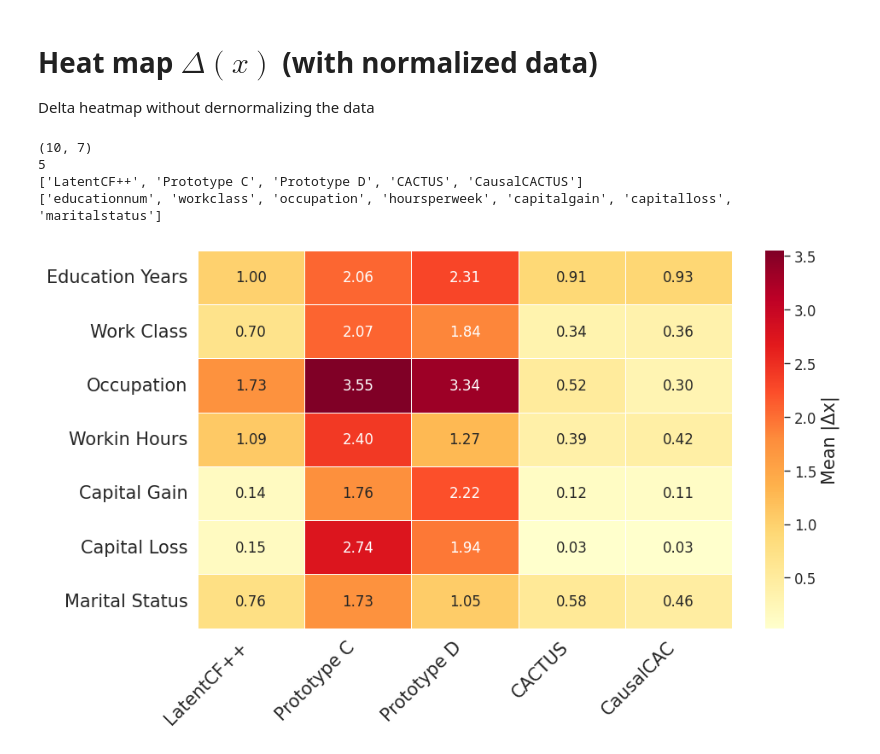
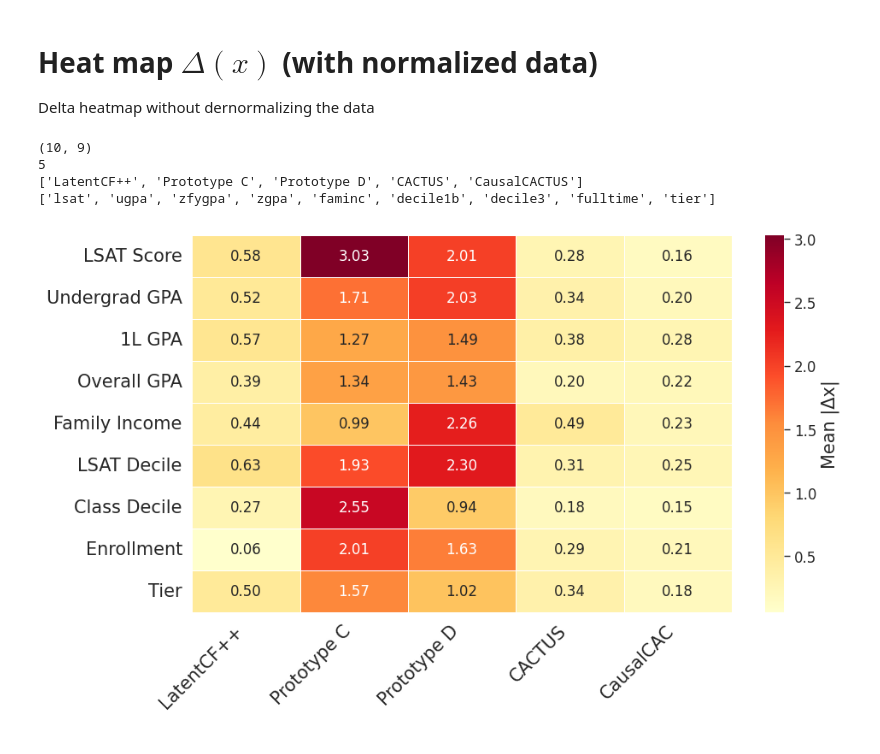
Before and after one commit to zhendong3wang/tabular-causal-counterfactuals, a Jupyter notebook: notebooks_causal_cactus/4.1.3-CF-evaluate-feat-change-Law.ipynb, the cells around one changed output. Drawn from its saved outputs; the diff is of its cells as text; code cells hidden in the pictures.

```diff
--- a/notebooks_causal_cactus/4.1.3-CF-evaluate-feat-change-Law.ipynb
+++ b/notebooks_causal_cactus/4.1.3-CF-evaluate-feat-change-Law.ipynb
@@ -95,7 +95,7 @@ X_test = data.X_test
 y_test_onehot = data.y_test
 context_test = data.context_test
 
-context_labels = ["Female","Male"]
+context_labels = ["non-white","white"]
 
 X_original = []
 y_original_onehot = []
@@ -105,7 +105,7 @@ N = 5
 SELECTED_IDX = []
 
 for val, lbl in enumerate(context_labels):
-    idx = np.argwhere(context_test["male"].values == val)[:,0]
+    idx = np.argwhere(context_test["racetxt"].values == val)[:,0]
     idx = np.random.choice(idx, N)
 
     SELECTED_IDX += idx.tolist()
@@ -392,10 +409,10 @@ X_original_unscaled = data.scaler_inverse_transform(X_original)
 # Denormalized CF samples
 X_cf_unscaled_list = [data.scaler_inverse_transform(x_cf)  for x_cf in X_cf_list]
 # %% [output]
-(10, 7)
+(10, 9)
 5
 ['LatentCF++', 'Prototype C', 'Prototype D', 'CACTUS', 'CausalCACTUS']
-['educationnum', 'workclass', 'occupation', 'hoursperweek', 'capitalgain', 'capitalloss', 'maritalstatus']
+['lsat', 'ugpa', 'zfygpa', 'zgpa', 'faminc', 'decile1b', 'decile3', 'fulltime', 'tier']
 # %%
 import seaborn as sns
 
@@ -403,14 +420,15 @@ import seaborn as sns
 # Compute aggregated |Δx|
 # -----------------------------
 
-feature_names = [
-"Education Years",
- "Work Class",
- 'Occupation',
- 'Workin Hours',
- 'Capital Gain',
- 'Capital Loss',
- 'Marital Status']
+feature_names = ['LSAT Score',
+                    'Undergrad GPA',
+                    '1L GPA',
+                    'Overall GPA',
+                    'Family Income',
+                    'LSAT Decile',
+                    'Class Decile',
+                    'Enrollment',
+                    'Tier']
 
 
 exp_names = ["LatentCF++", "Prototype C","Prototype D","CACTUS","CausalCAC"]
@@ -454,34 +472,34 @@ ax = sns.heatmap(
     linewidths=0.5,
     cbar_kws={"label": "Mean |Δx|"},
     annot_kws={"size": 12}   # números dentro del heatmap
 )
 
 
 # Tick labels
 ax.set_xticklabels(
     ax.get_xticklabels(),
     rotation=45,
     ha="right",
     fontsize=15
 )
 
 ax.set_yticklabels(
     ax.get_yticklabels(),
     rotation=0,
     fontsize=15
 )
 
 # Colorbar label & ticks
 cbar = ax.collections[0].colorbar
 cbar.set_label("Mean |Δx|", fontsize=15)
 cbar.ax.tick_params(labelsize=12)
 
 plt.tight_layout()
 plt.show()
 
 #TODO indicate the graph structure in the Heatmap
 # %% [output]
-[figure, old version]
+[figure, new version]
 # %%
 # strict digraph {
 # NumberRealEstateLoansOrLines;
```
Also changed, not shown: parts of 9 cells of this notebook, 3 other files.
